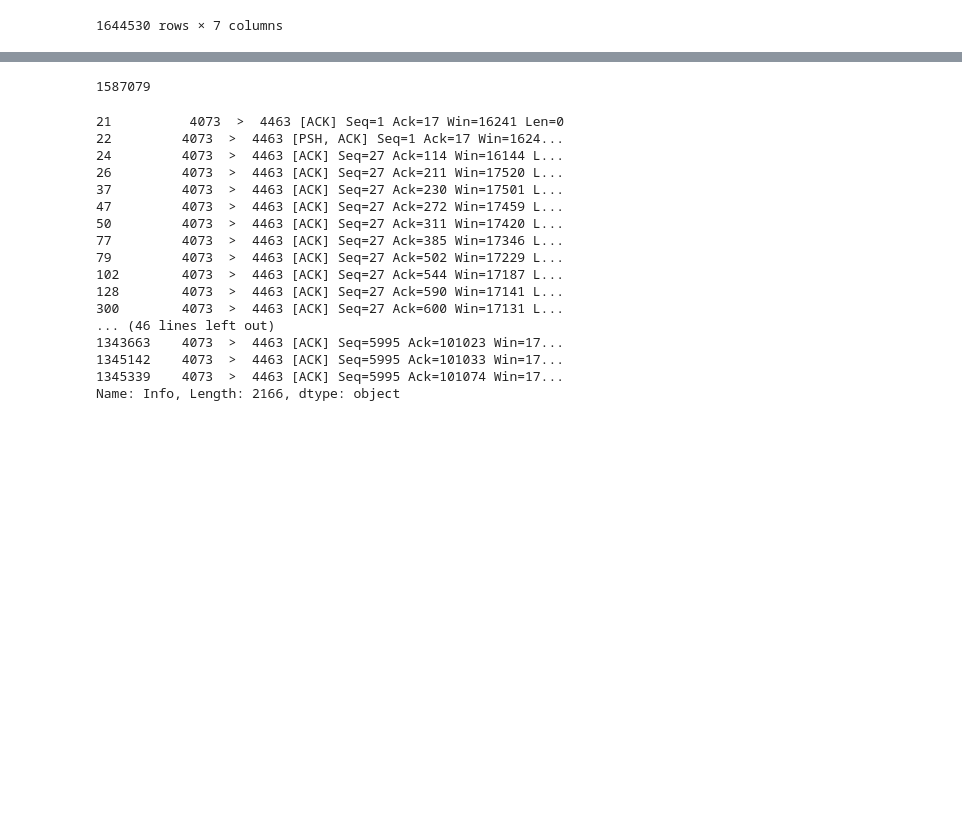
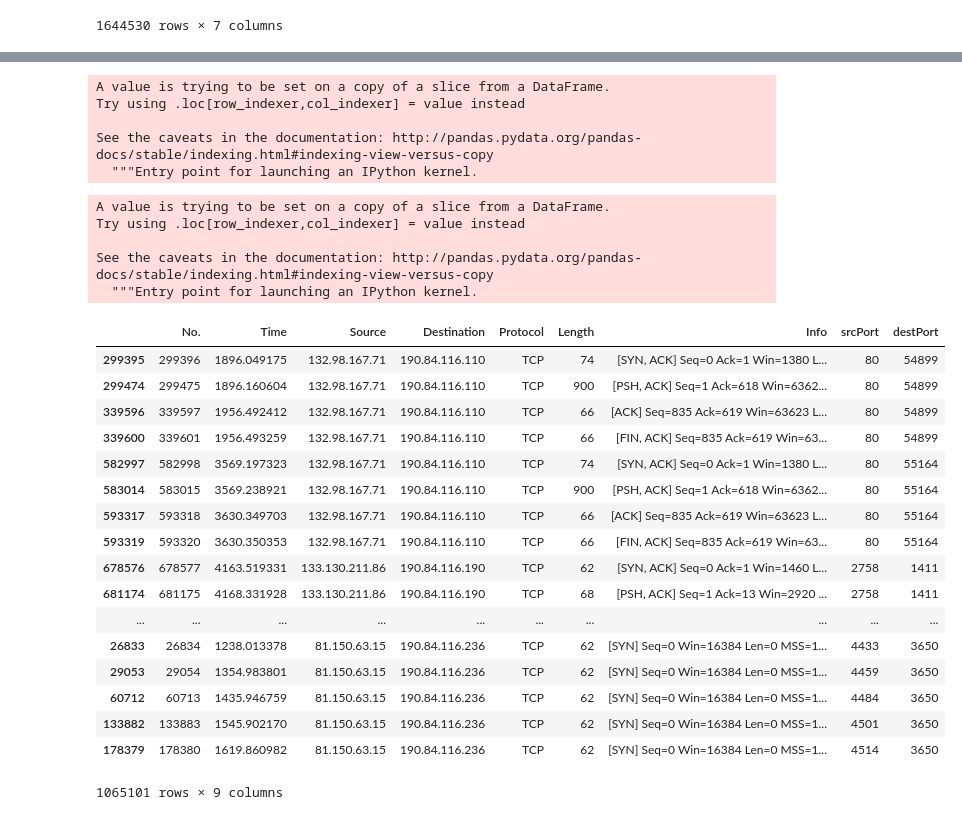
Before and after one commit to aksaw/flow-size-prediction, a Jupyter notebook: FlowAnalysis.ipynb, the cells around one changed output, grey strips where cells are left out. Saved outputs shown, nothing was run; the diff lists cells and outputs as text; code cells hidden in the pictures; blank space fills up the shorter version.

```diff
--- a/FlowAnalysis.ipynb
+++ b/FlowAnalysis.ipynb
@@ -24,0 +33,3 @@ df
+# %%
+tcp=df[df["Protocol"]=="TCP"]
+tcp
@@ -47,4 +56,0 @@ noBroadcast
-# %%
-len(noBroadcast)
-# %% [output]
-1587079
@@ -54,20 +57,40 @@ example=temp[temp["Destination"]=="190.84.199.73"]
-# %%
-example["Info"]
-# %% [output]
-21          4073  >  4463 [ACK] Seq=1 Ack=17 Win=16241 Len=0
-22         4073  >  4463 [PSH, ACK] Seq=1 Ack=17 Win=1624...
-24         4073  >  4463 [ACK] Seq=27 Ack=114 Win=16144 L...
-26         4073  >  4463 [ACK] Seq=27 Ack=211 Win=17520 L...
-37         4073  >  4463 [ACK] Seq=27 Ack=230 Win=17501 L...
-47         4073  >  4463 [ACK] Seq=27 Ack=272 Win=17459 L...
-50         4073  >  4463 [ACK] Seq=27 Ack=311 Win=17420 L...
-77         4073  >  4463 [ACK] Seq=27 Ack=385 Win=17346 L...
-79         4073  >  4463 [ACK] Seq=27 Ack=502 Win=17229 L...
-102        4073  >  4463 [ACK] Seq=27 Ack=544 Win=17187 L...
-128        4073  >  4463 [ACK] Seq=27 Ack=590 Win=17141 L...
-300        4073  >  4463 [ACK] Seq=27 Ack=600 Win=17131 L...
-... (46 lines left out)
-1343663    4073  >  4463 [ACK] Seq=5995 Ack=101023 Win=17...
-1345142    4073  >  4463 [ACK] Seq=5995 Ack=101033 Win=17...
-1345339    4073  >  4463 [ACK] Seq=5995 Ack=101074 Win=17...
-Name: Info, Length: 2166, dtype: object
+# %%
+tcp["srcPort"], tcp["Info"] = tcp["Info"].str.split(" >  ", 1).str
+# %% [output]
+A value is trying to be set on a copy of a slice from a DataFrame.
+Try using .loc[row_indexer,col_indexer] = value instead
+
+See the caveats in the documentation: http://pandas.pydata.org/pandas-docs/stable/indexing.html#indexing-view-versus-copy
+  """Entry point for launching an IPython kernel.
+# %%
+tcp["destPort"], tcp["Info"] = tcp["Info"].str.split(" ", 1).str
+# %% [output]
+A value is trying to be set on a copy of a slice from a DataFrame.
+Try using .loc[row_indexer,col_indexer] = value instead
+
+See the caveats in the documentation: http://pandas.pydata.org/pandas-docs/stable/indexing.html#indexing-view-versus-copy
+  """Entry point for launching an IPython kernel.
+# %%
+tcp.srcPort=tcp.srcPort.str.rstrip()
+tcp=tcp[tcp.srcPort.str.isnumeric()]
+# %%
+tcp.sort_values(["Source", "srcPort", "Destination", "destPort", "Time"])
+# %% [output]
+|  | No. | Time | Source | Destination | Protocol | Length | Info | srcPort | destPort |
+| 299395 | 299396 | 1896.049175 | 132.98.167.71 | 190.84.116.110 | TCP | 74 | [SYN, ACK] Seq=0 Ack=1 Win=1380 L... | 80 | 54899 |
+| 299474 | 299475 | 1896.160604 | 132.98.167.71 | 190.84.116.110 | TCP | 900 | [PSH, ACK] Seq=1 Ack=618 Win=6362... | 80 | 54899 |
+| 339596 | 339597 | 1956.492412 | 132.98.167.71 | 190.84.116.110 | TCP | 66 | [ACK] Seq=835 Ack=619 Win=63623 L... | 80 | 54899 |
+| 339600 | 339601 | 1956.493259 | 132.98.167.71 | 190.84.116.110 | TCP | 66 | [FIN, ACK] Seq=835 Ack=619 Win=63... | 80 | 54899 |
+| 582997 | 582998 | 3569.197323 | 132.98.167.71 | 190.84.116.110 | TCP | 74 | [SYN, ACK] Seq=0 Ack=1 Win=1380 L... | 80 | 55164 |
+| 583014 | 583015 | 3569.238921 | 132.98.167.71 | 190.84.116.110 | TCP | 900 | [PSH, ACK] Seq=1 Ack=618 Win=6362... | 80 | 55164 |
+| 593317 | 593318 | 3630.349703 | 132.98.167.71 | 190.84.116.110 | TCP | 66 | [ACK] Seq=835 Ack=619 Win=63623 L... | 80 | 55164 |
+| 593319 | 593320 | 3630.350353 | 132.98.167.71 | 190.84.116.110 | TCP | 66 | [FIN, ACK] Seq=835 Ack=619 Win=63... | 80 | 55164 |
+| 678576 | 678577 | 4163.519331 | 133.130.211.86 | 190.84.116.190 | TCP | 62 | [SYN, ACK] Seq=0 Ack=1 Win=1460 L... | 2758 | 1411 |
+| 681174 | 681175 | 4168.331928 | 133.130.211.86 | 190.84.116.190 | TCP | 68 | [PSH, ACK] Seq=1 Ack=13 Win=2920 ... | 2758 | 1411 |
+| ... | ... | ... | ... | ... | ... | ... | ... | ... | ... |
+| 26833 | 26834 | 1238.013378 | 81.150.63.15 | 190.84.116.236 | TCP | 62 | [SYN] Seq=0 Win=16384 Len=0 MSS=1... | 4433 | 3650 |
+| 29053 | 29054 | 1354.983801 | 81.150.63.15 | 190.84.116.236 | TCP | 62 | [SYN] Seq=0 Win=16384 Len=0 MSS=1... | 4459 | 3650 |
+| 60712 | 60713 | 1435.946759 | 81.150.63.15 | 190.84.116.236 | TCP | 62 | [SYN] Seq=0 Win=16384 Len=0 MSS=1... | 4484 | 3650 |
+| 133882 | 133883 | 1545.902170 | 81.150.63.15 | 190.84.116.236 | TCP | 62 | [SYN] Seq=0 Win=16384 Len=0 MSS=1... | 4501 | 3650 |
+| 178379 | 178380 | 1619.860982 | 81.150.63.15 | 190.84.116.236 | TCP | 62 | [SYN] Seq=0 Win=16384 Len=0 MSS=1... | 4514 | 3650 |
+1065101 rows × 9 columns
```
Also changed, not shown: parts of 10 cells of this notebook, 1 other file.
